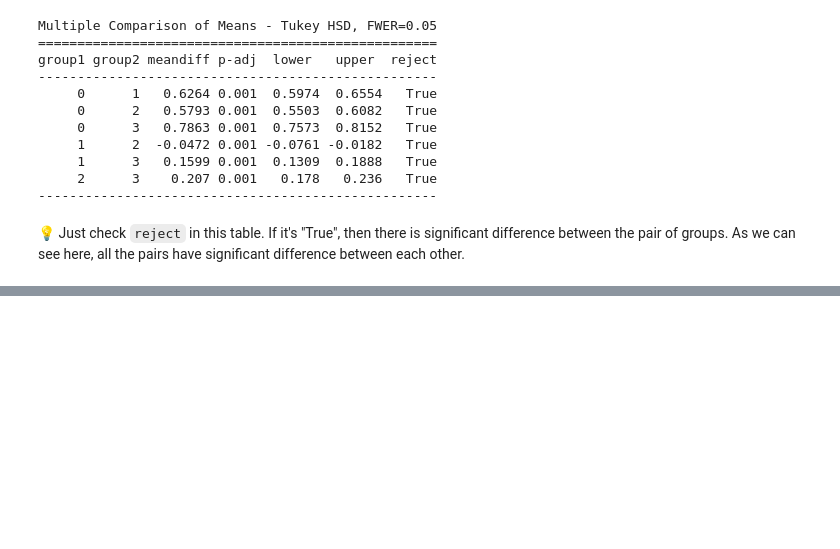
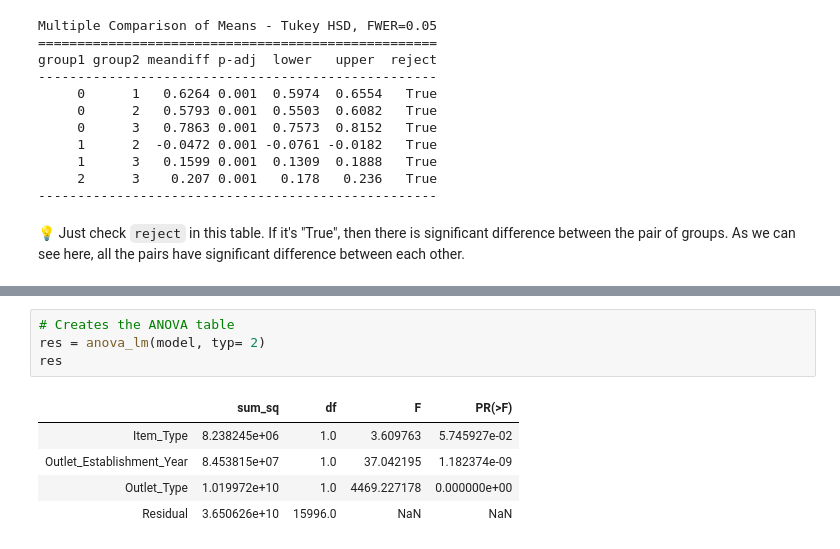
Before and after one commit to hanhanwu/Hanhan_Data_Science_Practice, a Jupyter notebook: Applied_Statistics/Learning_Notes/ANOVA_practice.ipynb, the cells around one changed output, grey strips where cells are left out. Drawn from its saved outputs; the diff is of its cells as text; blank space fills up the shorter version.

Commit message:
finish ANOVA practice

```diff
--- a/Applied_Statistics/Learning_Notes/ANOVA_practice.ipynb
+++ b/Applied_Statistics/Learning_Notes/ANOVA_practice.ipynb
@@ -257,0 +323,10 @@ group1 group2 meandiff p-adj  lower   upper  reject
+# %%
+# Creates the ANOVA table
+res = anova_lm(model, typ= 2)
+res
+# %% [output]
+|  | sum_sq | df | F | PR(>F) |
+| Item_Type | 8.238245e+06 | 1.0 | 3.609763 | 5.745927e-02 |
+| Outlet_Establishment_Year | 8.453815e+07 | 1.0 | 37.042195 | 1.182374e-09 |
+| Outlet_Type | 1.019972e+10 | 1.0 | 4469.227178 | 0.000000e+00 |
+| Residual | 3.650626e+10 | 15996.0 | NaN | NaN |
```
Also changed, not shown: parts of 13 cells of this notebook.
